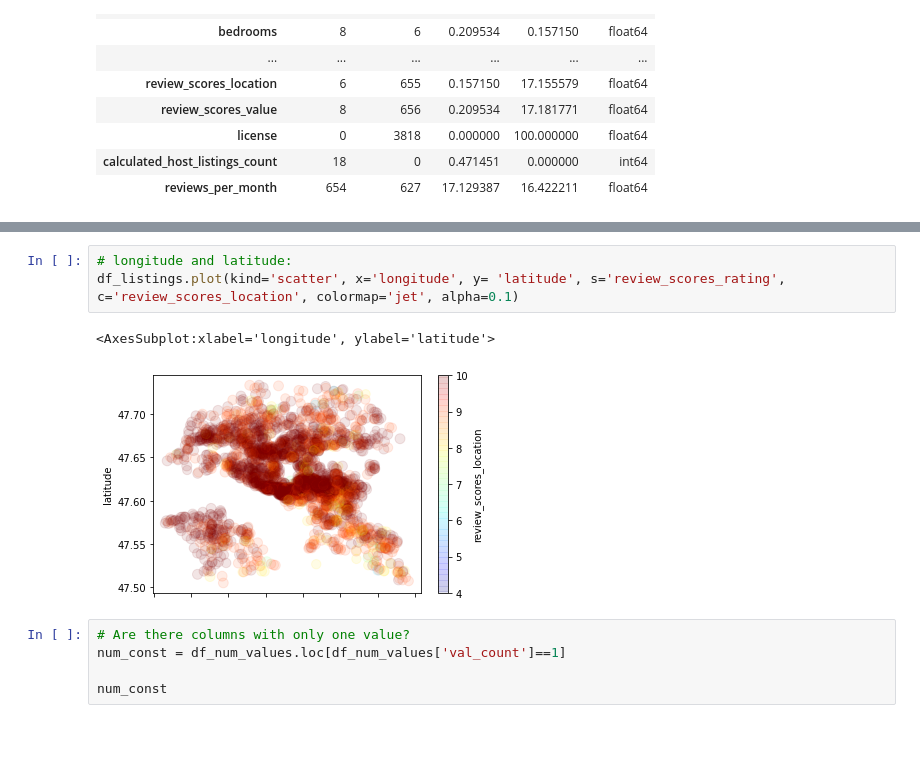
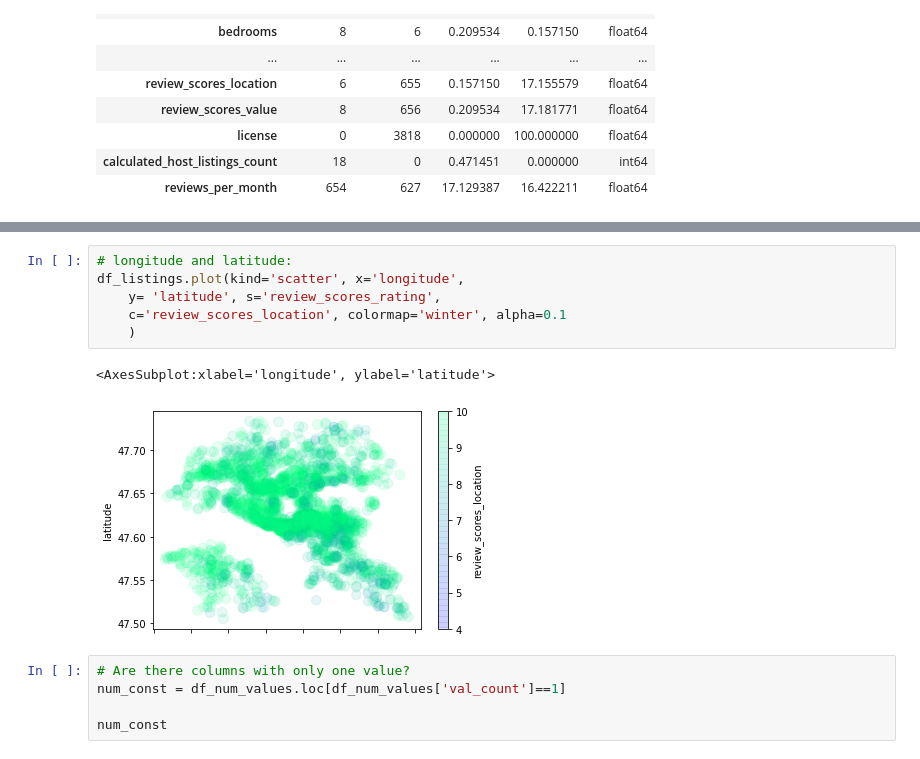
Before and after one commit to MissRitter/AirbnbSeattle_price_analysis, a Jupyter notebook: 00_explore_data.ipynb, the cells around one changed output, grey strips where cells are left out. Saved outputs shown, nothing was run; the diff lists cells and outputs as text.

```diff
--- a/00_explore_data.ipynb
+++ b/00_explore_data.ipynb
@@ -167,10 +180,13 @@ sort_mean(df_listings, 'host_is_superhost', 'review_scores_rating').plot(kind='b
 [figure]
 # %%
 # longitude and latitude:
-df_listings.plot(kind='scatter', x='longitude', y= 'latitude', s='review_scores_rating', c='review_scores_location', colormap='jet', alpha=0.1)
+df_listings.plot(kind='scatter', x='longitude',
+    y= 'latitude', s='review_scores_rating',
+    c='review_scores_location', colormap='winter', alpha=0.1
+    )
 # %% [output]
 <AxesSubplot:xlabel='longitude', ylabel='latitude'>
-[figure, old version]
+[figure, new version]
 # %%
 # Are there columns with only one value?
 num_const = df_num_values.loc[df_num_values['val_count']==1]
```
Also changed, not shown: parts of 12 cells of this notebook, 6 other files.
